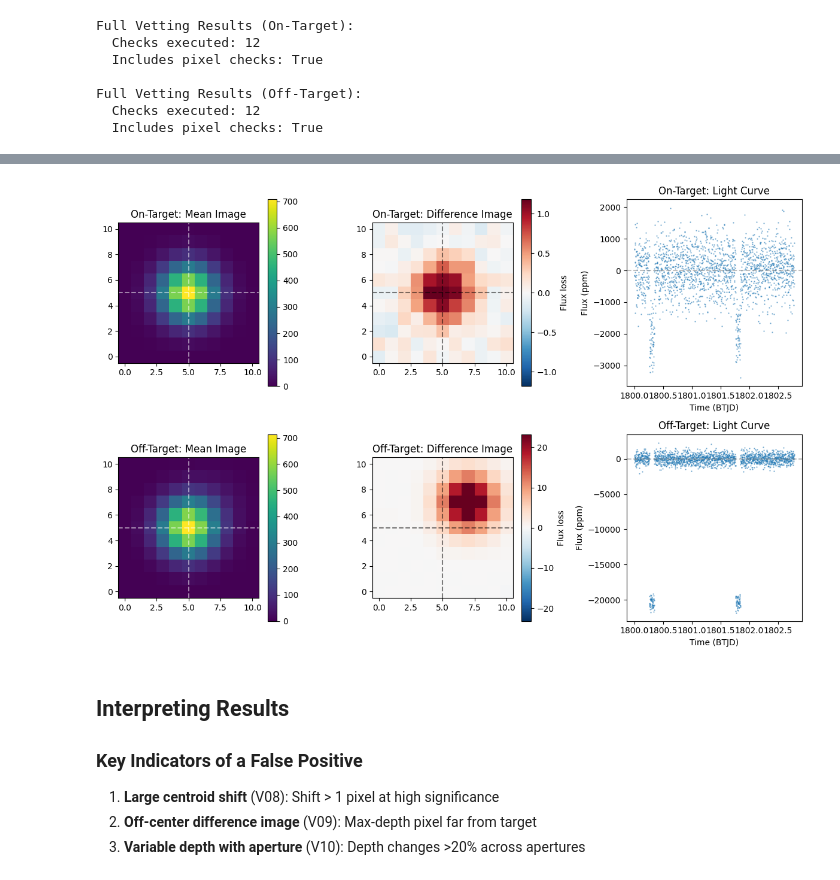
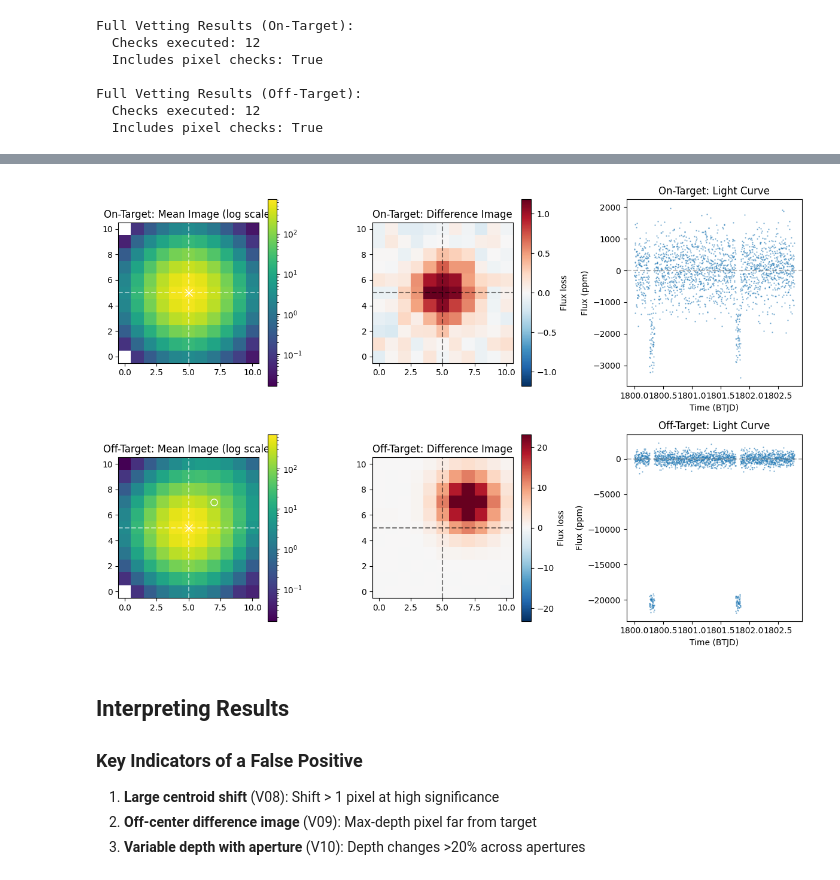
Before and after one commit to bittr-ai/tess-vetter, a Jupyter notebook: docs/tutorials/03-pixel-analysis.ipynb, the cells around one changed output, grey strips where cells are left out. Saved outputs shown, nothing was run; the diff lists cells and outputs as text; code cells hidden in the pictures.

Commit message:
tutorials: clarify mean-image visualization
- Explain why mean images can look similar when target dominates

- Use shared log normalization and mark target vs injected EB position

```diff
--- a/docs/tutorials/03-pixel-analysis.ipynb
+++ b/docs/tutorials/03-pixel-analysis.ipynb
@@ -441,6 +445,14 @@ try:
     from matplotlib.colors import LogNorm
 
     fig, axes = plt.subplots(2, 3, figsize=(12, 8))
+
+    # Use a shared normalization so small off-target contributions are visible.
+    mean_on = np.mean(tpf_on_target.flux, axis=0)
+    mean_off = np.mean(tpf_off_target.flux, axis=0)
+    vmax_mean = float(np.max([np.max(mean_on), np.max(mean_off)]))
+    positive = np.concatenate([mean_on[mean_on > 0], mean_off[mean_off > 0]])
+    vmin_mean = float(np.min(positive)) if positive.size else 1.0
+    norm_mean = LogNorm(vmin=max(vmin_mean, 1e-3), vmax=vmax_mean)
 
     for i, (tpf, label) in enumerate([(tpf_on_target, 'On-Target'), (tpf_off_target, 'Off-Target')]):
         # Mean image
@@ -455,37 +467,40 @@ try:
 
         # Plot mean image
         ax = axes[i, 0]
-        im = ax.imshow(mean_img, origin='lower', cmap='viridis')
-        ax.set_title(f'{label}: Mean Image')
+        im = ax.imshow(mean_img, origin='lower', cmap='viridis', norm=norm_mean)
+        ax.set_title(f'{label}: Mean Image (log scale)')
         ax.axhline(target_row, color='white', linestyle='--', alpha=0.5)
         ax.axvline(target_col, color='white', linestyle='--', alpha=0.5)
+        ax.plot([target_col], [target_row], marker='x', color='white', markersize=8)
+        if label == 'Off-Target':
+            ax.plot([eb_col], [eb_row], marker='o', color='white', markerfacecolor='none', markersize=8)
         plt.colorbar(im, ax=ax)
 
         # Plot difference image
         ax = axes[i, 1]
         vmax = np.percentile(np.abs(diff_img), 99)
         im = ax.imshow(diff_img, origin='lower', cmap='RdBu_r', vmin=-vmax, vmax=vmax)
         ax.set_title(f'{label}: Difference Image')
         ax.axhline(target_row, color='black', linestyle='--', alpha=0.5)
         ax.axvline(target_col, color='black', linestyle='--', alpha=0.5)
         plt.colorbar(im, ax=ax, label='Flux loss')
 
         # Plot aperture light curve
         lc = extract_lc_from_tpf(tpf)
         ax = axes[i, 2]
         ax.scatter(lc.time, (lc.flux - 1) * 1e6, s=0.5, alpha=0.5)
         ax.set_xlabel('Time (BTJD)')
         ax.set_ylabel('Flux (ppm)')
         ax.set_title(f'{label}: Light Curve')
         ax.axhline(0, color='gray', linestyle='--', alpha=0.5)
 
     plt.tight_layout()
     plt.show()
 
 except ImportError:
     print("matplotlib not installed - skipping visualization")
 # %% [output]
-[figure, old version]
+[figure, new version]
 # %% [markdown]
 ## Interpreting Results
 
```
Also changed, not shown: parts of 3 cells of this notebook.
